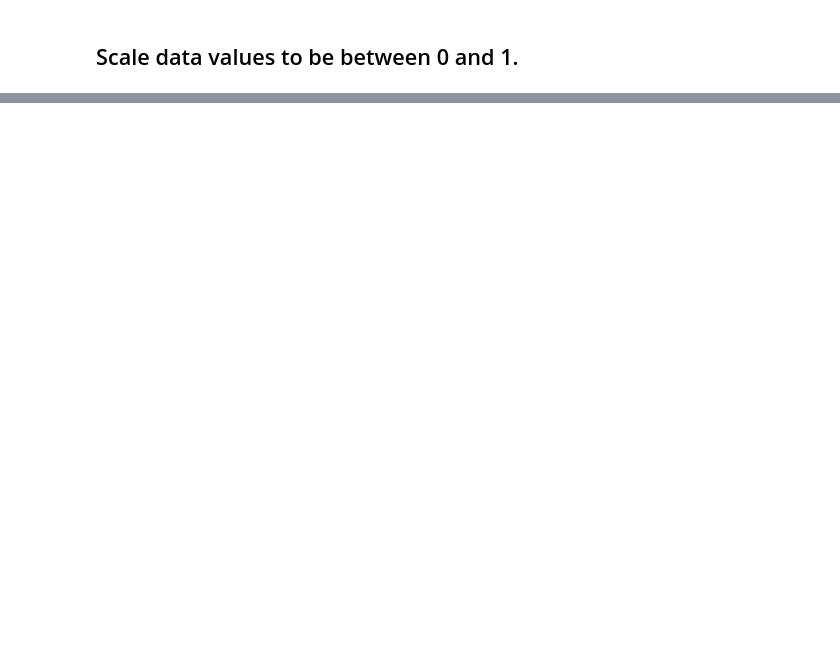
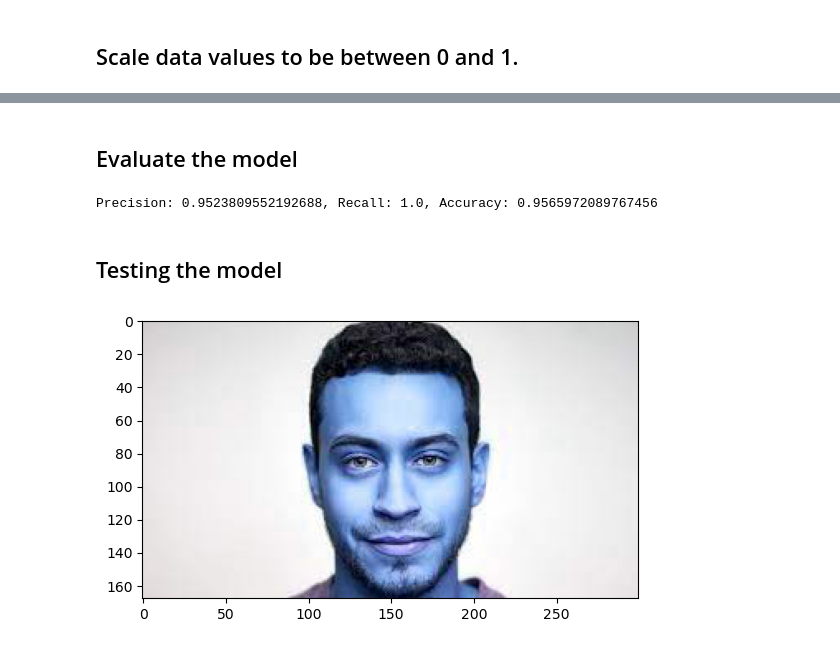
Before and after one commit to ElPatatone/Potato-image-classifier, a Jupyter notebook: main.ipynb, the cells around one changed output, grey strips where cells are left out. Drawn from its saved outputs; the diff is of its cells as text; code cells hidden in the pictures; blank space fills up the shorter version.

Commit message:
feat: finish the model and save it to directory

```diff
--- a/main.ipynb
+++ b/main.ipynb
@@ -101,0 +196,2 @@ data.as_numpy_iterator().next()[0].max()
+# %% [markdown]
+##  Evaluate the model
@@ -101,0 +209,13 @@ data.as_numpy_iterator().next()[0].max()
+# %%
+print(f'Precision: {precision.result().numpy()}, Recall: {recall.result().numpy()}, Accuracy: {accuracy.result().numpy()}')
+# %% [output]
+Precision: 0.9523809552192688, Recall: 1.0, Accuracy: 0.9565972089767456
+# %% [markdown]
+## Testing the model
+# %%
+#loading image of a persons face
+img = cv2.imread('data/test/face.jpg')
+plt.imshow(img)
+plt.show()
+# %% [output]
+[figure, added]
```
Also changed, not shown: parts of 41 cells of this notebook, 7 other files.
